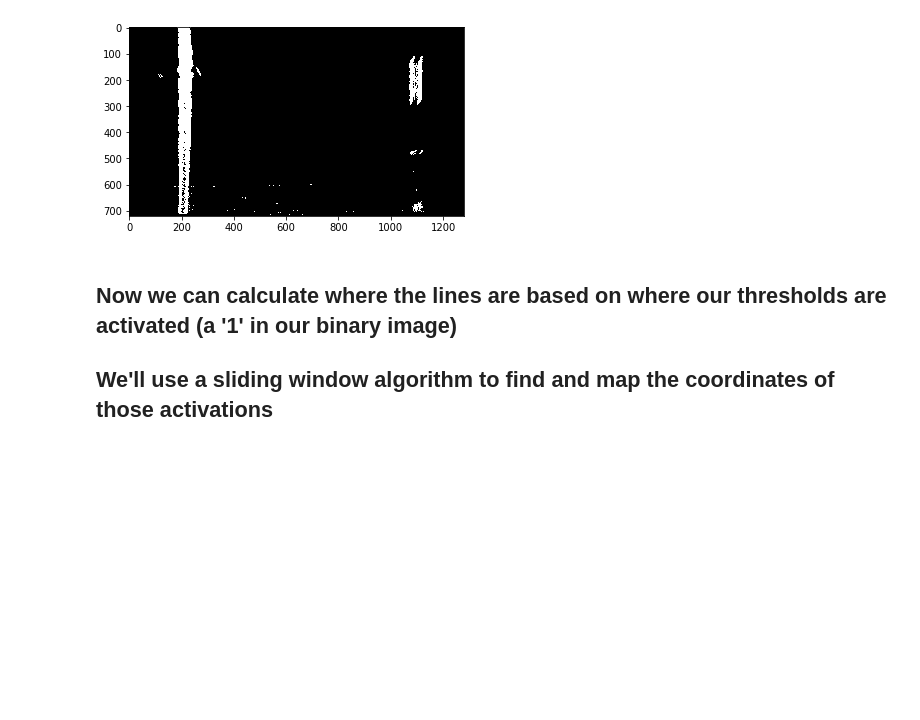
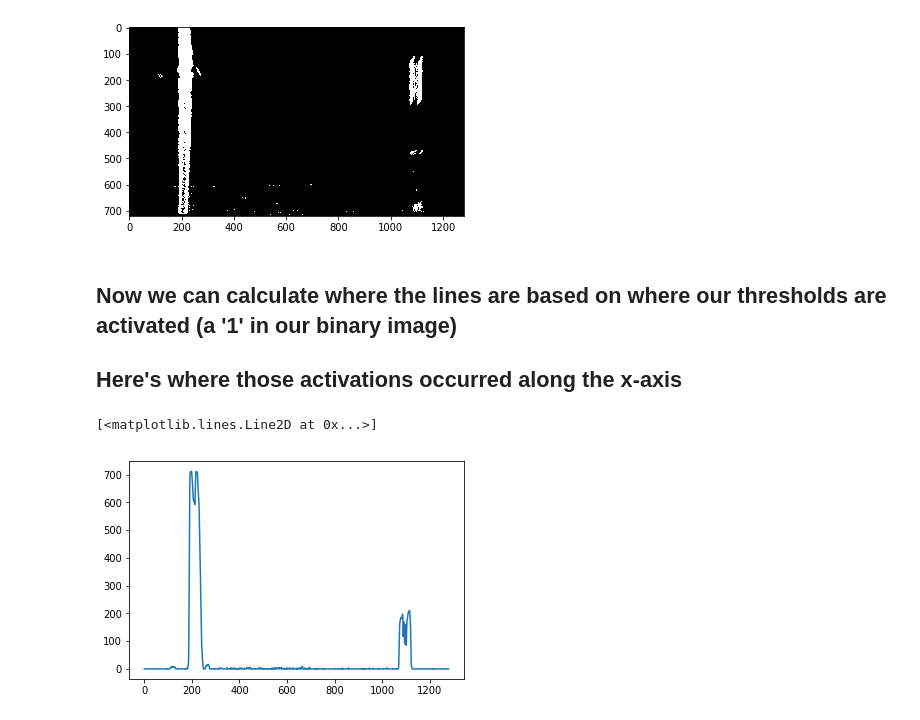
Before and after one commit to gobrando/CarND-Camera-Calibration, a Jupyter notebook: advanced_lane_lines_project/CarND-Advanced-Lane-Lines/lane_detection.ipynb, the cells around one changed output. Drawn from its saved outputs; the diff is of its cells as text; code cells hidden in the pictures; blank space fills up the shorter version.

Commit message:
initial value sliding windows

```diff
--- a/advanced_lane_lines_project/CarND-Advanced-Lane-Lines/lane_detection.ipynb
+++ b/advanced_lane_lines_project/CarND-Advanced-Lane-Lines/lane_detection.ipynb
@@ -174,4 +175,4 @@ plt.imshow(combined_binary, cmap='gray')
 [figure]
 # %% [markdown]
 ## Now we can calculate where the lines are based on where our thresholds are activated (a '1' in our binary image)
-## We'll use a sliding window algorithm to find and map the coordinates of those activations
+## Here's where those activations occurred along the x-axis
@@ -180,0 +179,6 @@ left_lane = np.sum(combined_binary) #TODO can't just take binary bc need to filt
+# %%
+histogram = np.sum(combined_binary, axis=0)
+plt.plot(histogram)
+# %% [output]
+[<matplotlib.lines.Line2D at 0x...>]
+[figure, added]
```
Also changed, not shown: parts of 7 cells of this notebook, 1 other file.
